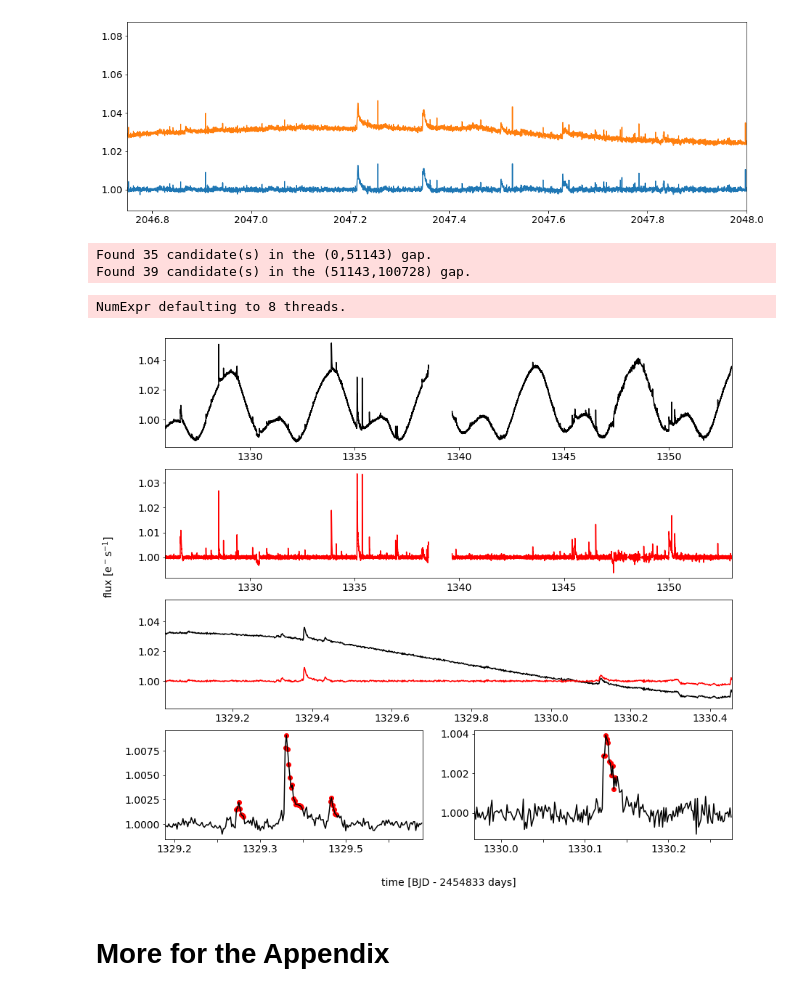
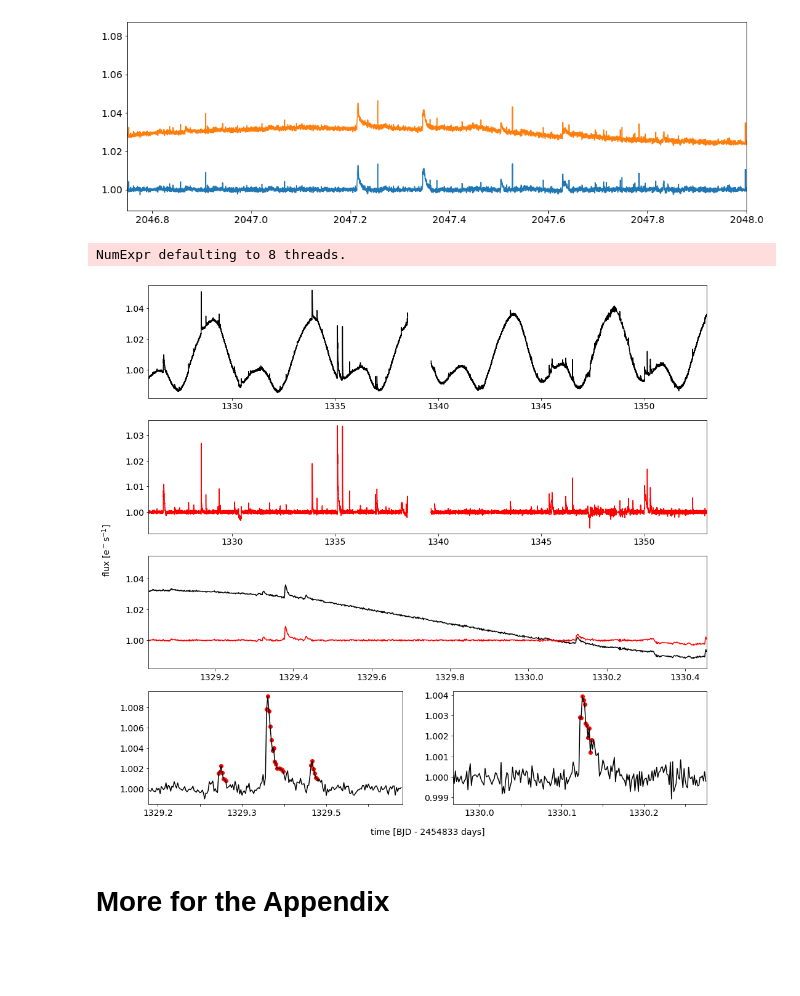
Before and after one commit to ekaterinailin/flaring-spi, a Jupyter notebook: notebooks/AU_Mic_illustrate_flares.ipynb, the cells around one changed output. Drawn from its saved outputs; the diff is of its cells as text; code cells hidden in the pictures; blank space fills up the shorter version.

```diff
--- a/notebooks/AU_Mic_illustrate_flares.ipynb
+++ b/notebooks/AU_Mic_illustrate_flares.ipynb
@@ -30,23 +30,6 @@ plt.plot(lc.time.value, lc.flux.value/np.median(lc.flux.value)+.03)
 plt.xlim(2046.75,2048);
 # %% [output]
 [figure]
-# %%
-# define two hour window for rolling std
-w = np.floor(1. / 12. / np.nanmin(np.diff(flcc.time.value)))
-if w%2==0:
-    w+=1
-
-# use window to estimate the noise in the LC
-df = estimate_detrended_noise(flcc, std_window=int(w),
-                              mask_pos_outliers_sigma=1)
-
-# search the residual for flares
-# flcc.flux[8943-20:8943] = np.nan
-ff = flcc.remove_nans().find_flares(addtail=True, N2=1.5, N1=1.5).flares
-ff.to_csv("../results/2021_12_10_AUMic_S27.csv",index=False, header=True)
-# %% [output]
-Found 35 candidate(s) in the (0,51143) gap.
-Found 39 candidate(s) in the (51143,100728) gap.
 # %%
 # Use the final vetted flares
 ff = pd.read_csv("../results/2021_02_18_AUMic_flares_1.csv")
@@ -59,24 +39,21 @@ lc.gaps
 # %%
 %matplotlib inline
-fig = plt.figure(figsize=(14,16))
-#
+fig = plt.figure(figsize=(14,13))
 
-
-
-ax = fig.add_subplot(5,2,(1,2))
+ax = fig.add_subplot(4,2,(1,2))
 lc = lc.normalize()
 gap = 8949
 ax.plot(lc.time.value[:gap], lc.flux.value[:gap], c="k")
 ax.plot(lc.time.value[gap:], lc.flux.value[gap:], c="k")
 ax.set_xlim(flcc.time.value[0], flcc.time.value[-1])
 
-ax = fig.add_subplot(5,2,(3,4))
+ax = fig.add_subplot(4,2,(3,4))
 gap = 8943
 ax.plot(flcc.time.value[:gap], flcc.detrended_flux.value[:gap], c="r")
 ax.plot(flcc.time.value[gap:], flcc.detrended_flux.value[gap:], c="r")
 ax.set_xlim(flcc.time.value[0], flcc.time.value[-1])
 
-ax = fig.add_subplot(5,2,(5,6))
+ax = fig.add_subplot(4,2,(5,6))
 ax.plot(lc.time.value, lc.flux.value, c="k")
 ax.plot(flcc.time.value, flcc.detrended_flux.value, c="r")
 ax.set_xlim(flcc.time.value[2200], flcc.time.value[3200])
@@ -84,7 +61,7 @@ ax.set_xlim(flcc.time.value[2200], flcc.time.value[3200])
 off =100
 
 # zoom in #1
-ax = fig.add_subplot(5,2,7)
+ax = fig.add_subplot(4,2,7)
 subf = ff.iloc[12:16]
 r = ff.iloc[13]
 s,f = np.argmin(np.abs(r.tstart-flcc.time.value)), np.argmin(np.abs(r.tstop-flcc.time.value))
@@ -98,43 +75,42 @@ for i, r in subf.iterrows():
     s,f = np.argmin(np.abs(r.tstart-flcc.time.value)), np.argmin(np.abs(r.tstop-flcc.time.value))
     ax.scatter(flcc.time.value[s:f],flcc.detrended_flux.value[s:f],c="r")
 
-    x +=1
-
 # zoom in #2
-ax = fig.add_subplot(5,2,8)
+ax = fig.add_subplot(4,2,8)
 r = ff.iloc[15]
 s,f = np.argmin(np.abs(r.tstart-flcc.time.value)), np.argmin(np.abs(r.tstop-flcc.time.value))
 ax.plot(flcc.time.value[s-off:f+off],flcc.detrended_flux.value[s-off:f+off],c="k")
 ax.scatter(flcc.time.value[s:f],flcc.detrended_flux.value[s:f],c="r")
 ax.set_xlim(flcc.time.value[s-off], flcc.time.value[f+off])
 ax.ticklabel_format(style="scientific", useOffset=False, axis="x")
 ax.xaxis.set_major_formatter(FormatStrFormatter('%.1f'))
 for label in ax.xaxis.get_ticklabels()[::2]:
     label.set_visible(False)
 
 
 # Axis labels
-ax = fig.add_subplot(5,2,(7,8))
+ax = fig.add_subplot(4,2,(7,8))
 
-ax.text(0.5, -.4, 'time [BJD - 2454833 days]',
+ax.text(0.5, -.25, 'time [BJD - 2454833 days]',
         fontsize=14,
         horizontalalignment='center',
         verticalalignment='center',
         transform=ax.transAxes)
 
-ax.text(-.1, 2.5, r"flux [e$^-$s$^{-1}$]",
+ax.text(-.075, 2.25, r"flux [e$^-$s$^{-1}$]",
         fontsize=14,
         horizontalalignment='center',
         verticalalignment='center',
         transform=ax.transAxes,
         rotation="vertical")
 ax.axis("off")
 # --------------------------------------
-
+# plt.tight_layout()
+plt.subplots_adjust(left=0.1, bottom=0.1, right=1, top=1, wspace=0.2, hspace=0.2)
 plt.xlabel('time [BJD - 2457000 days]',fontsize=14)
 plt.savefig(f"{path}/aumic_illustrate_flares.png",dpi=300)
 # %% [output]
-[figure, old version]
+[figure, new version]
 # %% [markdown]
 # More for the Appendix
 # %%
```
Also changed, not shown: parts of 1 cell of this notebook, 3 other files.
